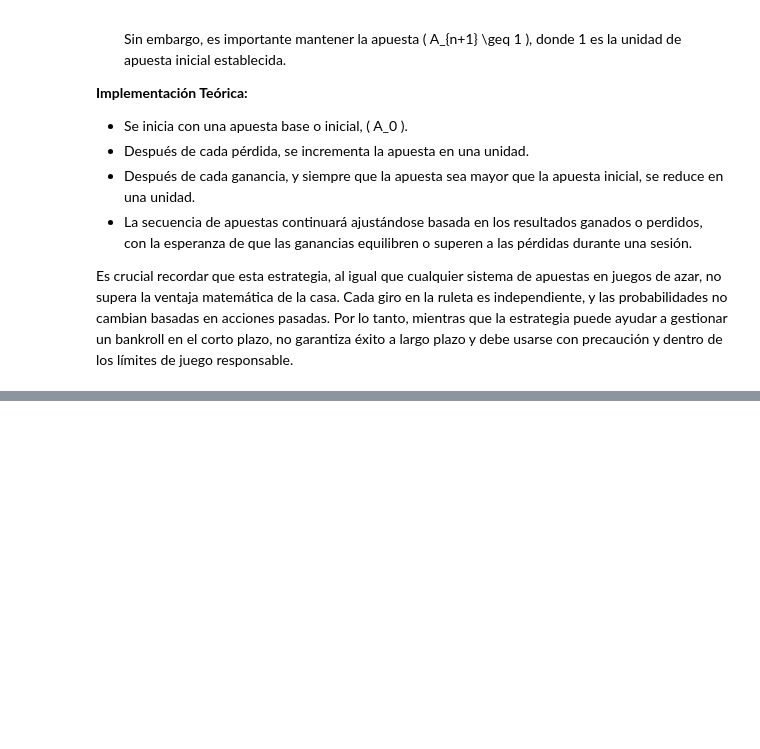
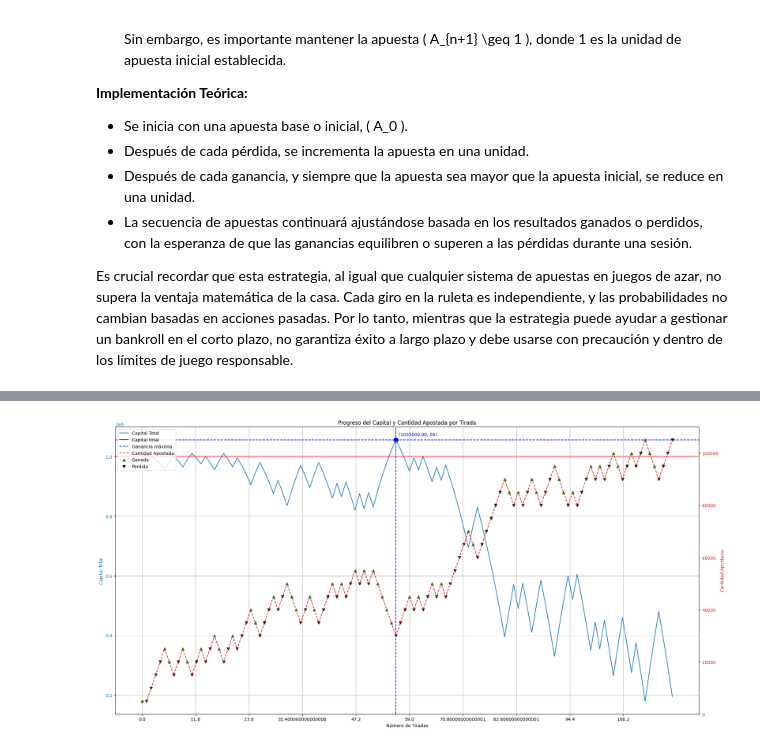
Before and after one commit to 7Rena7/practicas-simulacion-2024, a Jupyter notebook: tp1-2-analisis-economico-ruleta/apuestas-ruleta-dalambert.ipynb, the cells around one changed output, grey strips where cells are left out. Drawn from its saved outputs; the diff is of its cells as text; code cells hidden in the pictures; blank space fills up the shorter version.

```diff
--- a/tp1-2-analisis-economico-ruleta/apuestas-ruleta-dalambert.ipynb
+++ b/tp1-2-analisis-economico-ruleta/apuestas-ruleta-dalambert.ipynb
@@ -160,0 +165,64 @@ grafico_flujo_caja(listado_capital)
+# %%
+
+
+# Asumiendo que listado_capital, listado_apuestas, listado_wins y tiradas están definidos.
+
+# Crear un gráfico con dos ejes Y
+fig, ax1 = plt.subplots(figsize=(20, 10))
+
+# Configuración del primer eje Y para el capital
+color = 'tab:blue'
+ax1.set_xlabel('Número de Tiradas')
+ax1.set_ylabel('Capital Total', color=color)
+ax1.plot(listado_capital, label='Capital Total', color=color)
+ax1.axhline(y=capital_a_apostar, color='r', linestyle='-', label='Capital total')
+
+# Ganancia maxima
+max_value =max(listado_capital)
+max_index = listado_capital.index(max_value)
+ax1.axvline(x=max_index, color='b', linestyle='--', label='Ganancia máxima')
+ax1.axhline(y=max_value, color='b', linestyle='--')
+ax1.scatter([max_index], [max_value], color='b', s=100)
+ax1.annotate(f'({max_value:.2f}, {max_index})',
+             (max_index, max_value),
+             textcoords="offset points",
+             xytext=(50,10),
+             color="b",
+             ha='center')
+
+# ax1.ax()
+ax1.tick_params(axis='y', labelcolor=color)
+ax1.grid(True)
+
+# Configuración de ticks del eje X cada 10 tiradas
+ticks = np.arange(0, len(listado_capital),int(len(listado_capital)/10))
+ax1.set_xticks(ticks)
+ax1.set_xticklabels(ticks)
+
+# Crear un segundo eje Y para la cantidad apostada
+ax2 = ax1.twinx()
+color = 'tab:red'
+ax2.set_ylabel('Cantidad Apostada', color=color)
+ax2.plot(listado_apuestas, label='Cantidad Apostada', color=color, linestyle='--')
+ax2.tick_params(axis='y', labelcolor=color)
+
+# Añadir información de victorias/derrotas
+wins_array = np.array(listado_wins)
+x_coords = np.arange(len(wins_array))
+# Marcadores para victorias y derrotas
+ax2.scatter(x_coords[wins_array], np.array(listado_apuestas)[wins_array], color='green', label='Ganada', marker='^')
+ax2.scatter(x_coords[~wins_array], np.array(listado_apuestas)[~wins_array], color='black', label='Perdida', marker='v')
+
+# Leyendas
+lines, labels = ax1.get_legend_handles_labels()
+lines2, labels2 = ax2.get_legend_handles_labels()
+ax2.legend(lines + lines2, labels + labels2, loc='upper left')
+
+# Título y ajustes finales
+plt.title('Progreso del Capital y Cantidad Apostada por Tirada')
+fig.tight_layout()
+
+# Mostrar el gráfico
+plt.show()
+# %% [output]
+[figure, added]
```
Also changed, not shown: parts of 7 cells of this notebook.
